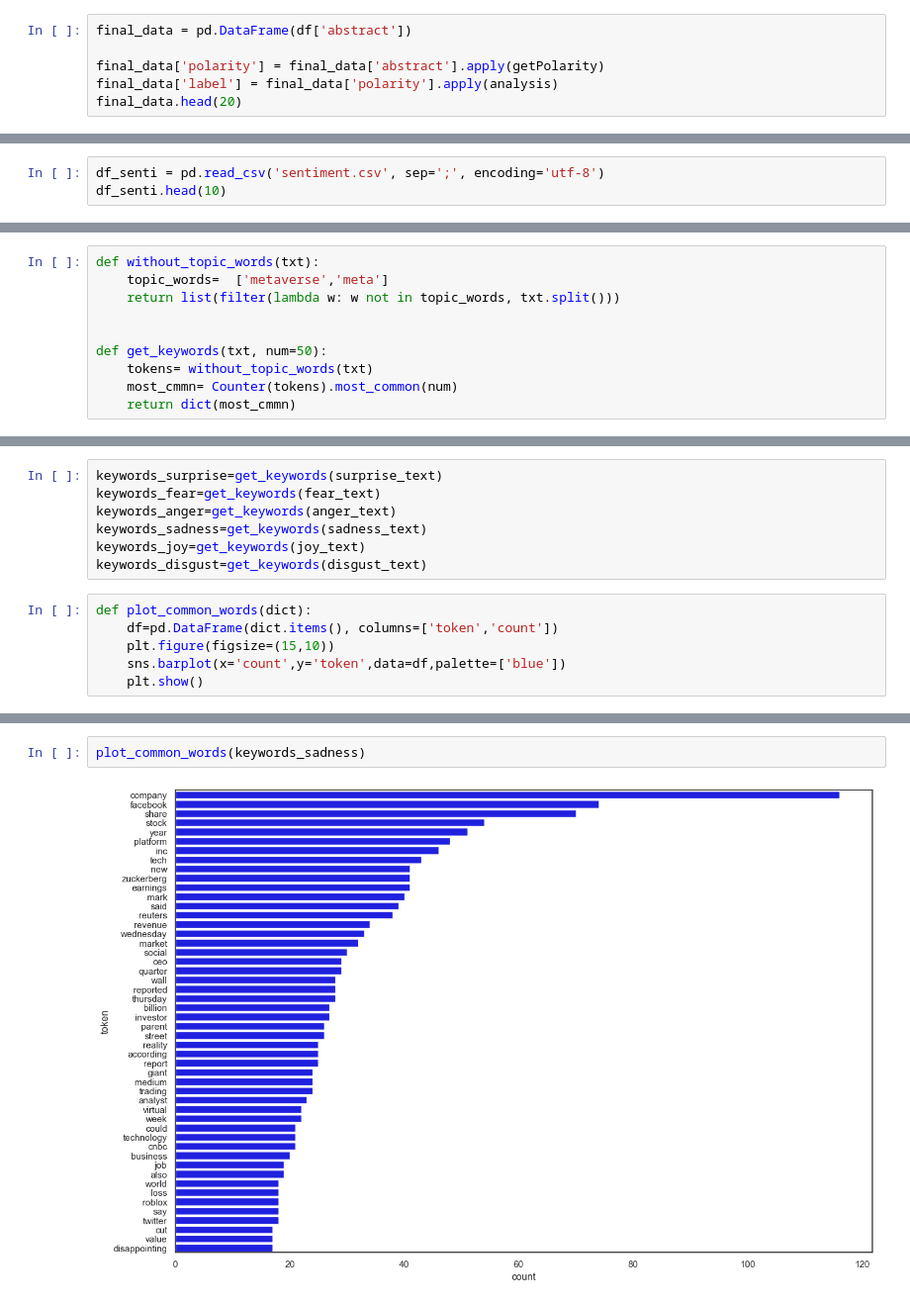
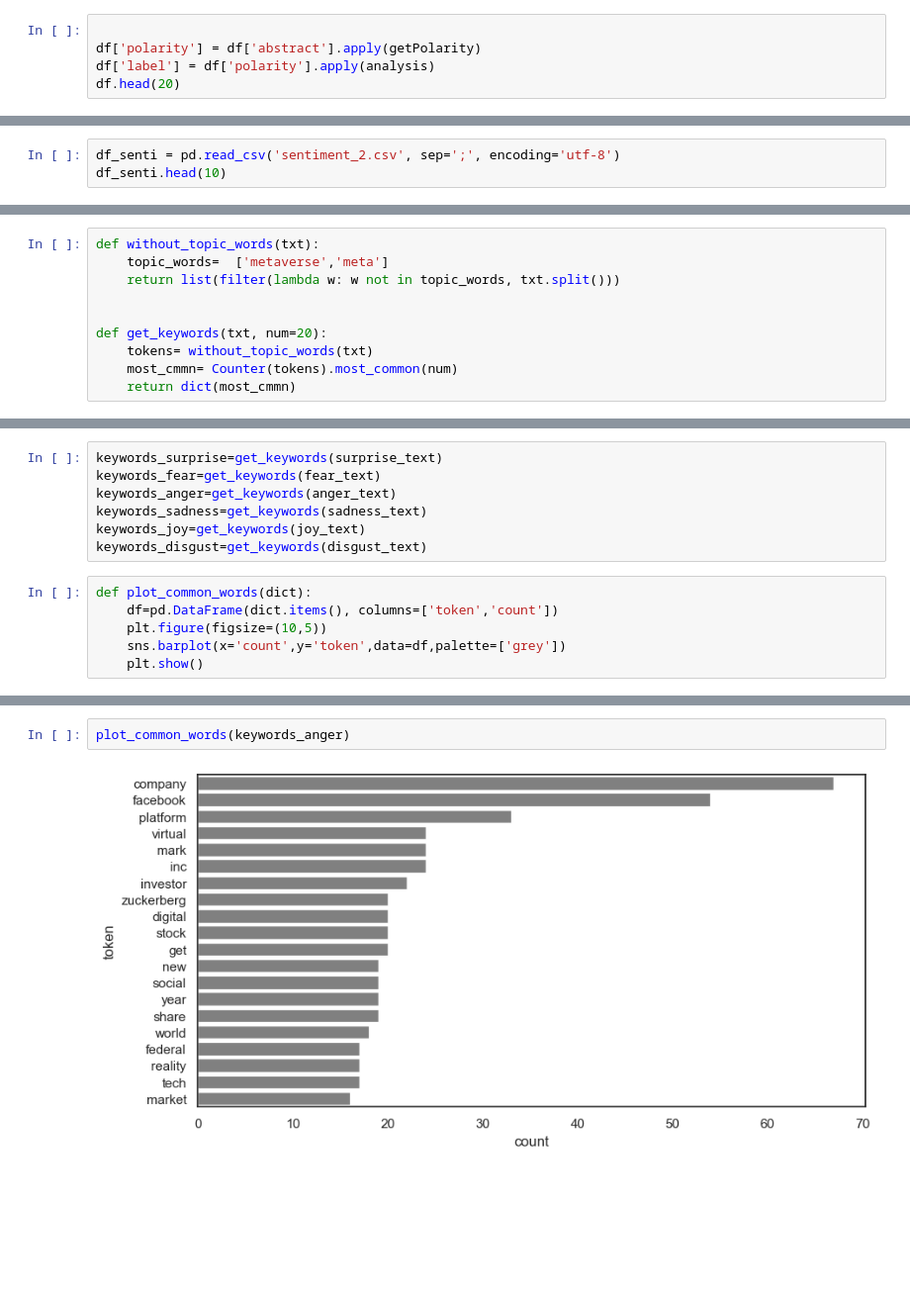
Before and after one commit to agnieszkaem/metaverse-news-headlines-bachelor-thesis, a Jupyter notebook: analysis.ipynb, the cells around one changed output, grey strips where cells are left out. Shown: that part at 99% size. Saved outputs shown, nothing was run; the diff lists cells and outputs as text; blank space fills up the shorter version.

```diff
--- a/analysis.ipynb
+++ b/analysis.ipynb
@@ -335,9 +566,8 @@ def analysis(score):
     else:
         return 'Positive'
 # %%
-final_data = pd.DataFrame(df['abstract'])
 
-final_data['polarity'] = final_data['abstract'].apply(getPolarity)
-final_data['label'] = final_data['polarity'].apply(analysis)
-final_data.head(20)
+df['polarity'] = df['abstract'].apply(getPolarity)
+df['label'] = df['polarity'].apply(analysis)
+df.head(20)
 # %% [output]
@@ -376,6 +624,6 @@ final_data.to_csv("sentiment.csv",encoding="utf-8-sig", sep=';',index=False)
 # %% [markdown]
 Visualization of results
 # %%
-df_senti = pd.read_csv('sentiment.csv', sep=';', encoding='utf-8')
+df_senti = pd.read_csv('sentiment_2.csv', sep=';', encoding='utf-8')
 df_senti.head(10)
 # %% [output]
@@ -470,7 +752,7 @@ def without_topic_words(txt):
     return list(filter(lambda w: w not in topic_words, txt.split()))
 
 
-def get_keywords(txt, num=50):
+def get_keywords(txt, num=20):
     tokens= without_topic_words(txt)
     most_cmmn= Counter(tokens).most_common(num)
     return dict(most_cmmn)
@@ -505,8 +787,8 @@ keywords_disgust=get_keywords(disgust_text)
 # %%
 def plot_common_words(dict):
     df=pd.DataFrame(dict.items(), columns=['token','count'])
-    plt.figure(figsize=(15,10))
-    sns.barplot(x='count',y='token',data=df,palette=['blue'])
+    plt.figure(figsize=(10,5))
+    sns.barplot(x='count',y='token',data=df,palette=['grey'])
     plt.show()
 # %%
 plot_common_words(keywords_joy)
@@ -515,4 +797,4 @@ plot_common_words(keywords_joy)
 # %%
-plot_common_words(keywords_sadness)
+plot_common_words(keywords_anger)
 # %% [output]
-[figure, old version]
+[figure, new version]
```
Also changed, not shown: parts of 86 cells of this notebook.
